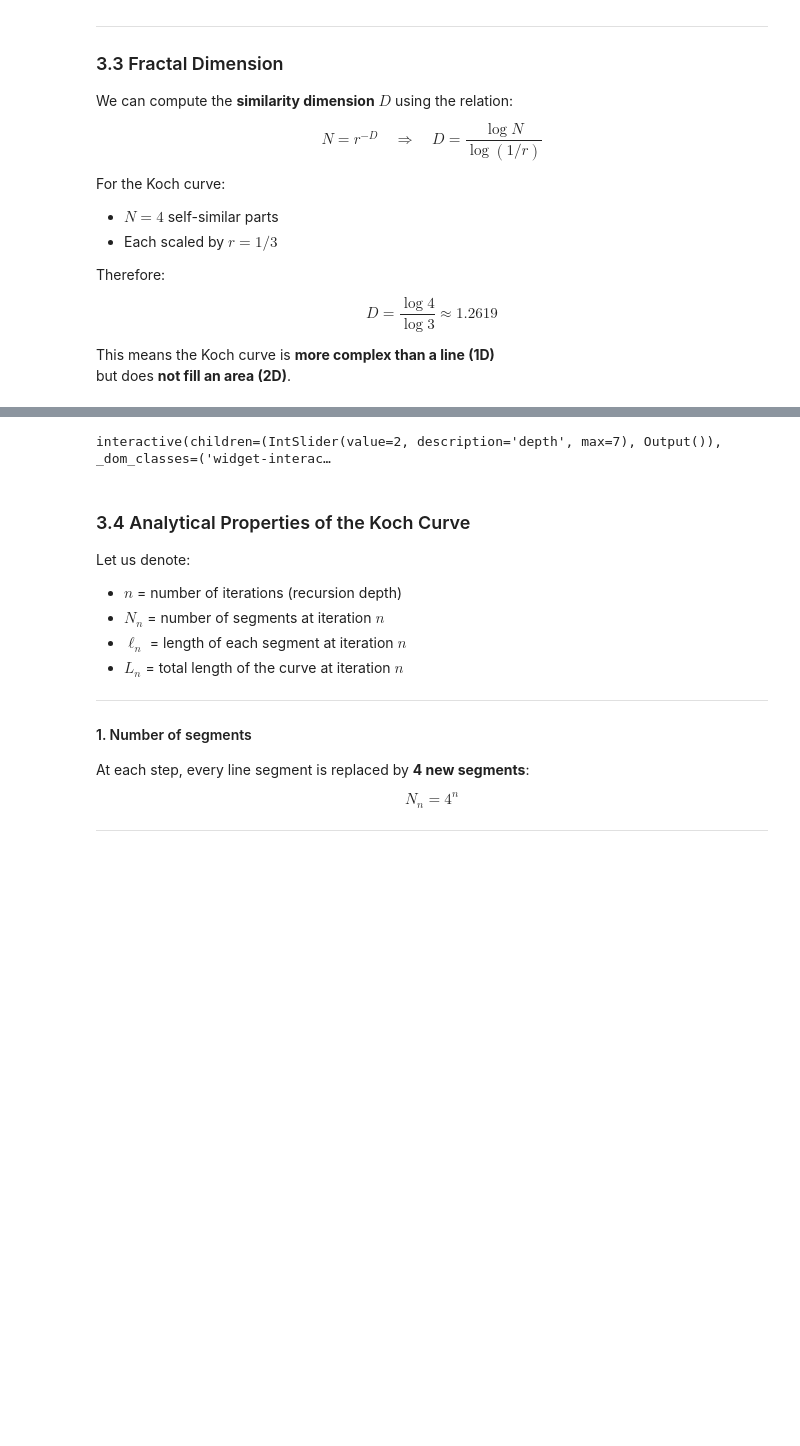
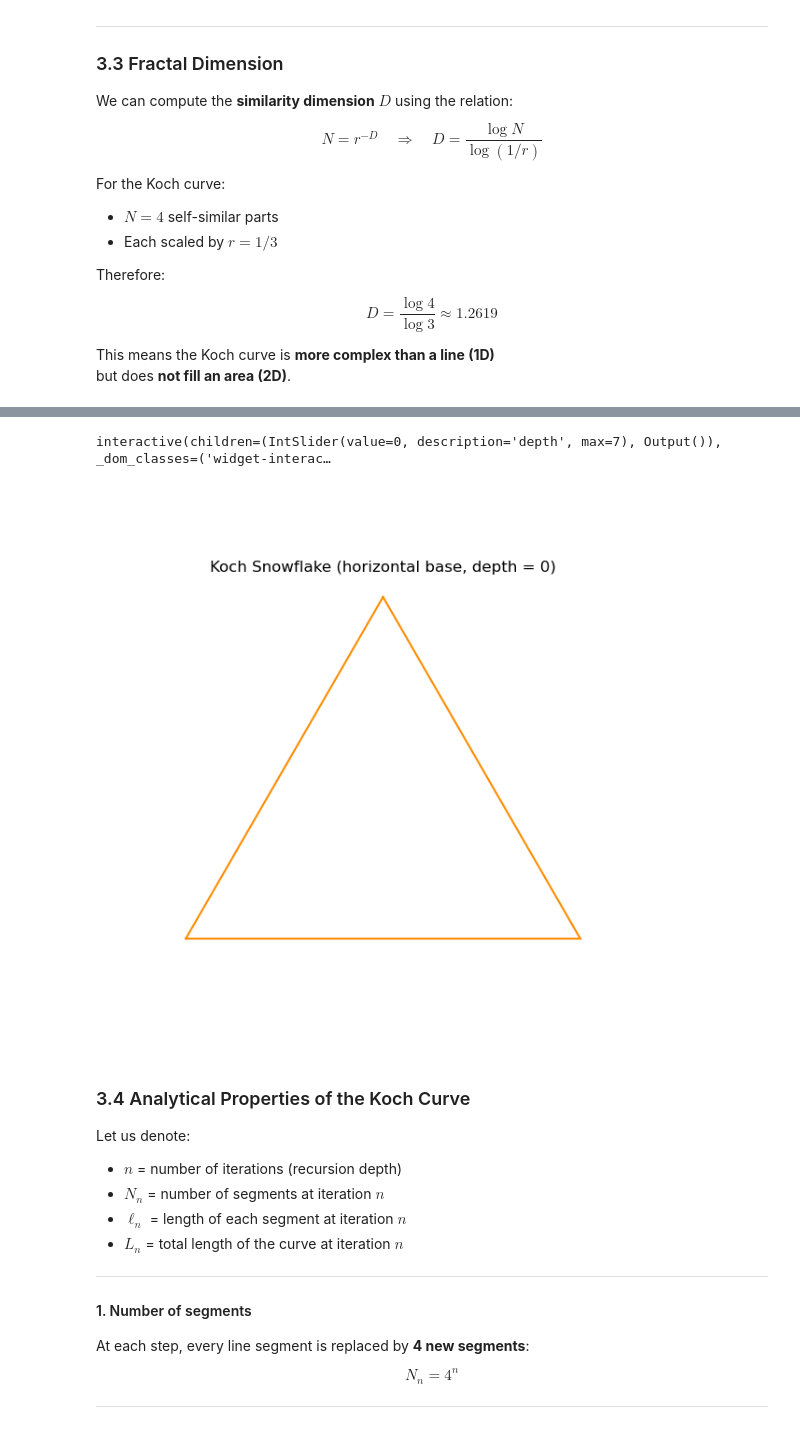
Before and after one commit to codergod1337/JupyterNotebooks, a Jupyter notebook: Fraktale/fractals.ipynb, the cells around one changed output, grey strips where cells are left out. Drawn from its saved outputs; the diff is of its cells as text; code cells hidden in the pictures; blank space fills up the shorter version.

```diff
--- a/Fraktale/fractals.ipynb
+++ b/Fraktale/fractals.ipynb
@@ -225,51 +233,55 @@ interactive(children=(IntSlider(value=2, description='depth', max=7), Output()),
 # %%
 import matplotlib.pyplot as plt
 import numpy as np
 from ipywidgets import interact, IntSlider
+from IPython.display import clear_output, display
 
-def koch_snowflake_edge(p1, p2, depth):
-    if depth == 0:
-        plt.plot([p1[0], p2[0]], [p1[1], p2[1]], color='darkorange')
-        return
+# === Namespace für geschlossene Koch-Schneeflocke ===
+class kochflake:
+    @staticmethod
+    def draw_edge(p1, p2, depth, ax):
+        if depth == 0:
+            ax.plot([p1[0], p2[0]], [p1[1], p2[1]], color='darkorange')
+            return
 
-    # Berechne die Teilpunkte
-    x1, y1 = p1
-    x5, y5 = p2
+        x1, y1 = p1
+        x5, y5 = p2
+        dx = (x5 - x1) / 3
+        dy = (y5 - y1) / 3
 
-    dx = (x5 - x1) / 3
-    dy = (y5 - y1) / 3
+        x2, y2 = x1 + dx, y1 + dy
+        x3 = ((x1 + x5) / 2 + np.sqrt(3) * (y1 - y5) / 6,
+              (y1 + y5) / 2 + np.sqrt(3) * (x5 - x1) / 6)
+        x4, y4 = x1 + 2 * dx, y1 + 2 * dy
 
-    x2, y2 = x1 + dx, y1 + dy
-    x3 = (x1 + x5) / 2 + np.sqrt(3) * (y1 - y5) / 6, (y1 + y5) / 2 + np.sqrt(3) * (x5 - x1) / 6
-    x4, y4 = x1 + 2 * dx, y1 + 2 * dy
+        kochflake.draw_edge((x1, y1), (x2, y2), depth - 1, ax)
+        kochflake.draw_edge((x2, y2), x3, depth - 1, ax)
+        kochflake.draw_edge(x3, (x4, y4), depth - 1, ax)
+        kochflake.draw_edge((x4, y4), (x5, y5), depth - 1, ax)
 
-    # Rekursiv zeichnen
-    koch_snowflake_edge((x1, y1), (x2, y2), depth - 1)
-    koch_snowflake_edge((x2, y2), x3, depth - 1)
-    koch_snowflake_edge(x3, (x4, y4), depth - 1)
-    koch_snowflake_edge((x4, y4), (x5, y5), depth - 1)
+    @staticmethod
+    def plot(depth):
+        clear_output(wait=True)
+        fig, ax = plt.subplots(figsize=(6, 6), dpi=100)
 
-def plot_koch_snowflake_full(depth):
-    plt.figure(figsize=(6, 6))
+        # Winkel so angepasst, dass Basis unten horizontal liegt
+        angles = np.deg2rad([90, -30, 210])
+        base_points = [(np.cos(a), np.sin(a)) for a in angles]
+        base_points.append(base_points[0])  # zum Schließen
 
-    # Erzeuge gleichseitiges Dreieck
-    angles = np.deg2rad([0, 120, 240])
-    base_points = [(np.cos(a), np.sin(a)) for a in angles]
-    base_points.append(base_points[0])  # zum Schließen
+        for i in range(3):
+            kochflake.draw_edge(base_points[i], base_points[i+1], depth, ax)
 
-    # Zeichne jede Seite mit eigener Koch-Funktion
-    for i in range(3):
-        koch_snowflake_edge(base_points[i], base_points[i+1], depth)
+        ax.set_title(f"Koch Snowflake (horizontal base, depth = {depth})")
+        ax.set_aspect('equal')
+        ax.axis('off')
+        display(fig)
 
-    plt.title(f"Koch Snowflake (closed triangle, depth = {depth})")
-    plt.axis('equal')
-    plt.axis('off')
-    plt.show()
-
-# Interaktiver Slider
-interact(plot_koch_snowflake_full, depth=IntSlider(min=0, max=7, step=1, value=2));
+# === Interaktiver Aufruf ===
+interact(kochflake.plot, depth=IntSlider(min=0, max=7, step=1, value=0));
 # %% [output]
-interactive(children=(IntSlider(value=2, description='depth', max=7), Output()), _dom_classes=('widget-interac…
+interactive(children=(IntSlider(value=0, description='depth', max=7), Output()), _dom_classes=('widget-interac…
+[figure, added]
 # %% [markdown]
 ### 3.4 Analytical Properties of the Koch Curve
 
```
Also changed, not shown: parts of 24 cells of this notebook, 1 other file.
